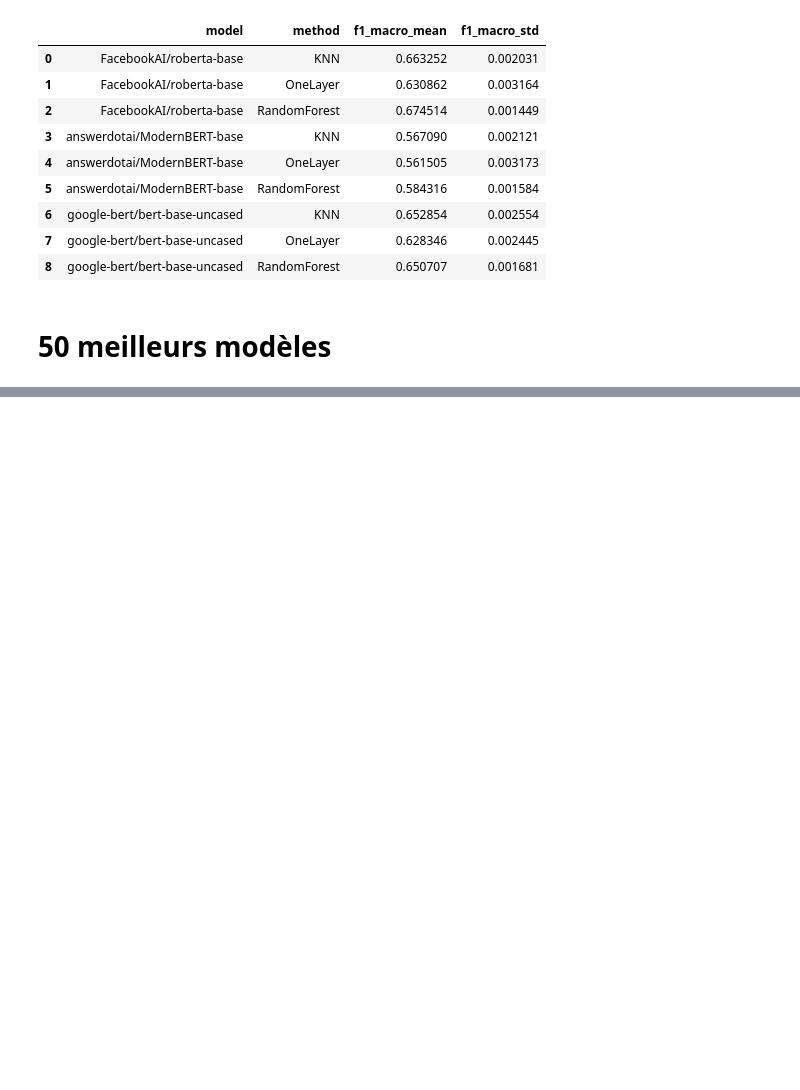
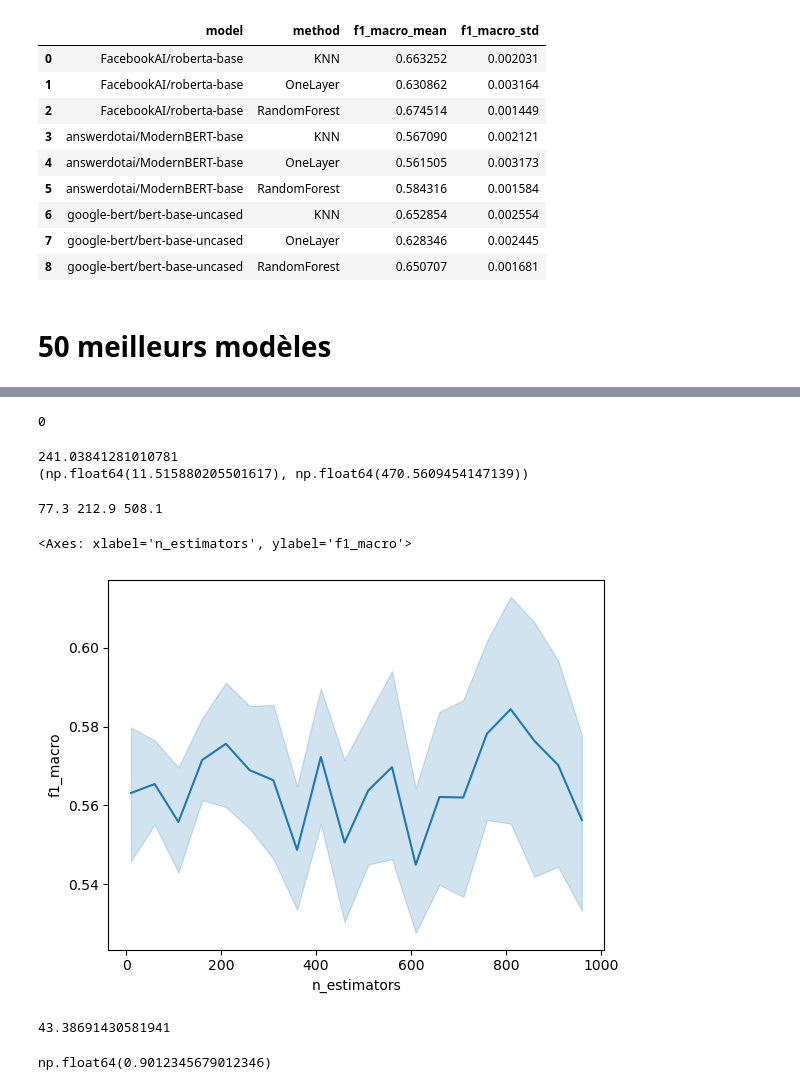
Before and after one commit to AXLMRIN/active-tigger-model-dev, a Jupyter notebook: src3/results/interpretation.ipynb, the cells around one changed output, grey strips where cells are left out. Saved outputs shown, nothing was run; the diff lists cells and outputs as text; code cells hidden in the pictures; blank space fills up the shorter version.

Commit message:
new graphjs

```diff
--- a/src3/results/interpretation.ipynb
+++ b/src3/results/interpretation.ipynb
@@ -234,0 +262,32 @@ fig
+# %%
+sum(pd.read_csv("./2025-05-23-HuggingFaceClassification-2.csv")["iteration"].isna())
+# %% [output]
+0
+# %%
+import pandas as pd
+import plotly.express as px
+import numpy as np
+from scipy.stats import norm
+import matplotlib.pyplot as plt
+# df = pd.read_csv("./2025-05-18-KNN-2.csv")
+df = pd.read_csv("./2025-05-18-RandomForest-2.csv")
+M = np.mean(df['time'])
+
+bands = norm.interval(0.9, loc = M, scale = np.std(df["time"]))
+print(np.mean(df['time']))
+print(bands)
+# %% [output]
+241.03841281010781
+(np.float64(11.515880205501617), np.float64(470.5609454147139))
+# %%
+time = df["time"].tolist()
+N_95 = int(0.95*len(time))
+stime = sorted(time)
+v95 = stime[N_95]
+N_05 = int(0.05*len(time))
+v05 = stime[N_05]
+N_50 = int(0.5*len(time))
+v50 = stime[N_50]
+print(f"{v05:.1f} {v50:.1f} {v95:.1f}")
+# %% [output]
+77.3 212.9 508.1
@@ -234,0 +296,5 @@ fig
+# %%
+sns.lineplot(df,x = "n_estimators", y = "f1_macro")
+# %% [output]
+<Axes: xlabel='n_estimators', ylabel='f1_macro'>
+[figure, added]
@@ -234,0 +303,4 @@ fig
+# %%
+np.sum(time).item()/60/60
+# %% [output]
+43.38691430581941
@@ -234,0 +331,4 @@ fig
+# %%
+((df["time"]<=v95)&(df["time"]>=v05)).mean()
+# %% [output]
+np.float64(0.9012345679012346)
```
Also changed, not shown: parts of 7 cells of this notebook, 5 other files.
